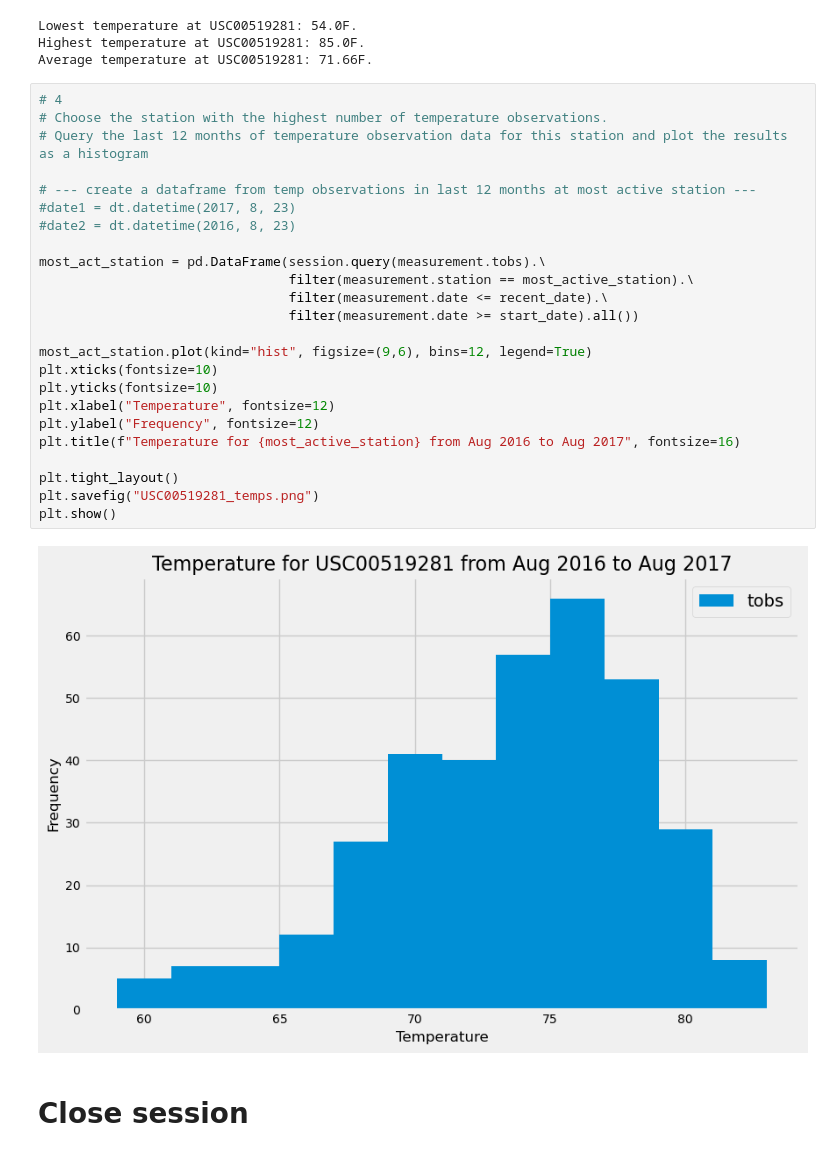
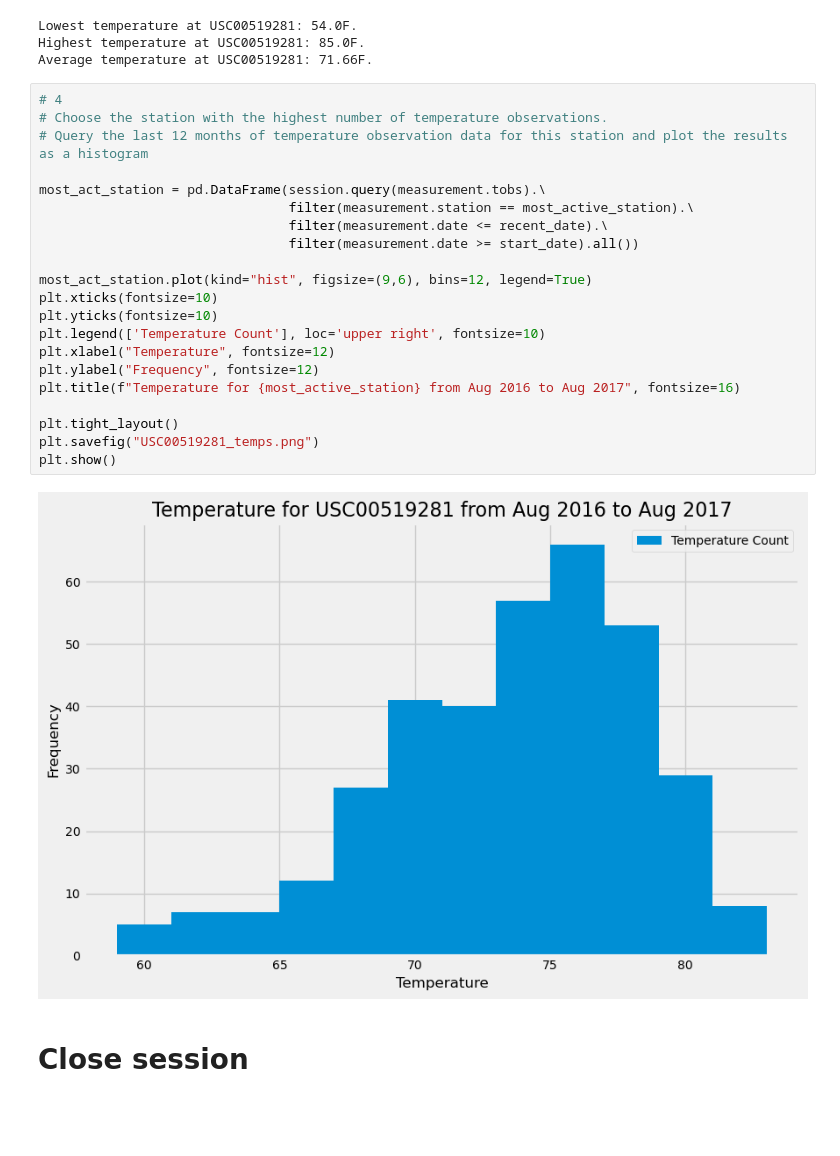
Before and after one commit to angelanarag/sqlalchemy-challenge, a Jupyter notebook: Instructions/climate_starter.ipynb, the cells around one changed output. Cells and saved outputs as stored; diff of their text form; blank space fills up the shorter version.

```diff
--- a/Instructions/climate_starter.ipynb
+++ b/Instructions/climate_starter.ipynb
@@ -275,29 +264,26 @@ Average temperature at USC00519281: 71.66F.
 # %%
 # 4
 # Choose the station with the highest number of temperature observations.
 # Query the last 12 months of temperature observation data for this station and plot the results as a histogram
-
-# --- create a dataframe from temp observations in last 12 months at most active station ---
-#date1 = dt.datetime(2017, 8, 23)
-#date2 = dt.datetime(2016, 8, 23)
 
 most_act_station = pd.DataFrame(session.query(measurement.tobs).\
                                 filter(measurement.station == most_active_station).\
                                 filter(measurement.date <= recent_date).\
                                 filter(measurement.date >= start_date).all())
 
 most_act_station.plot(kind="hist", figsize=(9,6), bins=12, legend=True)
 plt.xticks(fontsize=10)
 plt.yticks(fontsize=10)
+plt.legend(['Temperature Count'], loc='upper right', fontsize=10)
 plt.xlabel("Temperature", fontsize=12)
 plt.ylabel("Frequency", fontsize=12)
 plt.title(f"Temperature for {most_active_station} from Aug 2016 to Aug 2017", fontsize=16)
 
 plt.tight_layout()
 plt.savefig("USC00519281_temps.png")
 plt.show()
 # %% [output]
-[figure, old version]
+[figure, new version]
 # %% [markdown]
 # Close session
 # %%
```
Also changed, not shown: parts of 4 cells of this notebook, 3 other files.
